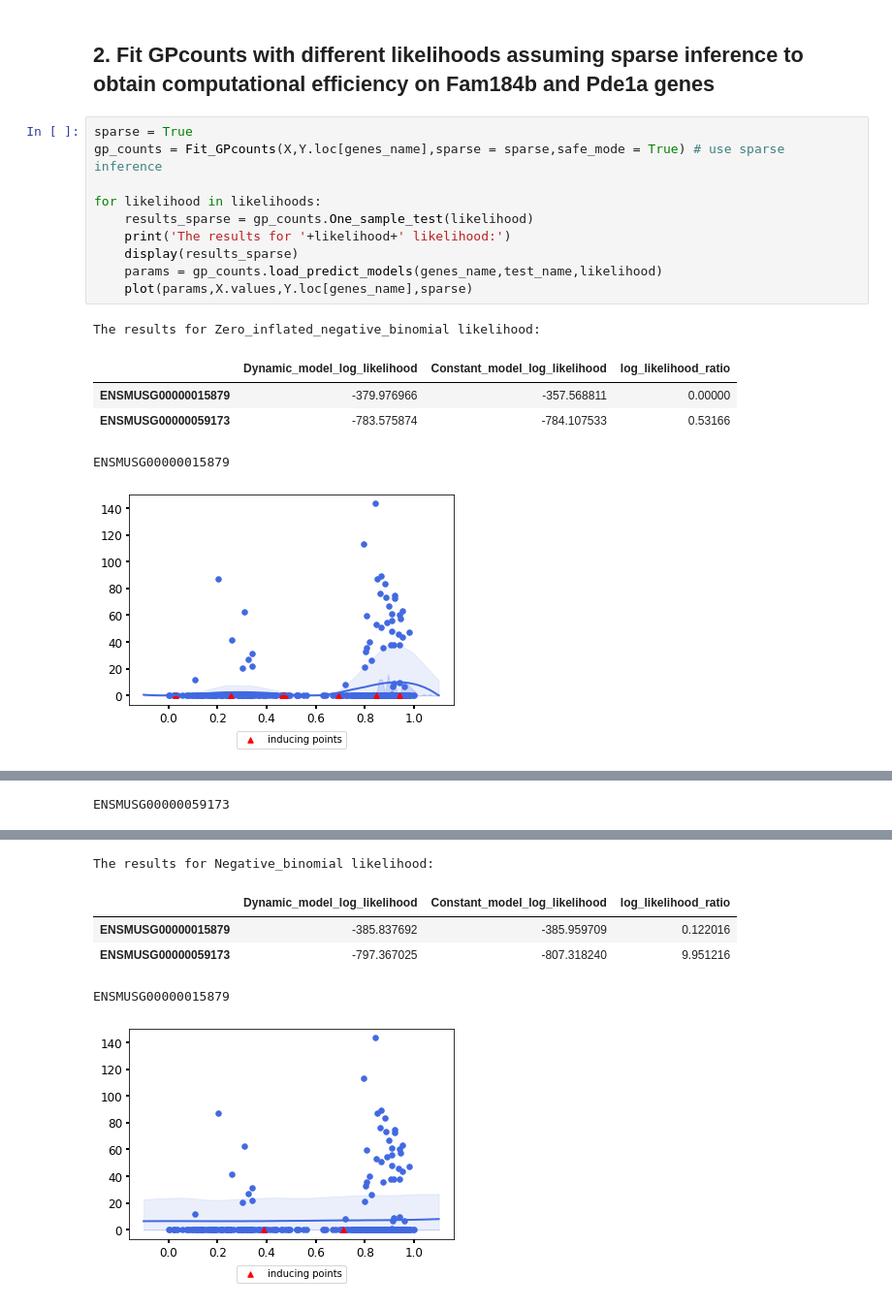
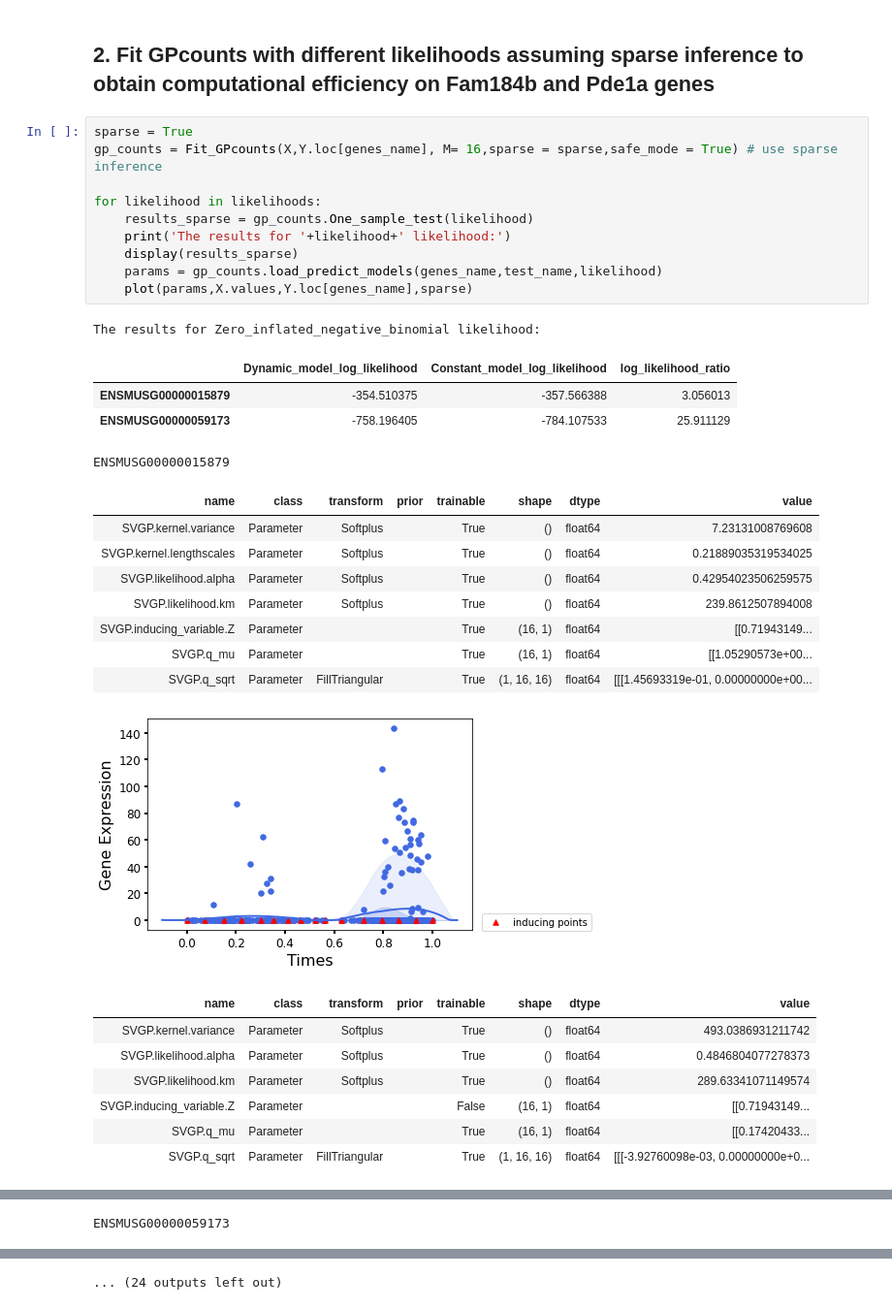
Before and after one commit to ManchesterBioinference/GPcounts, a Jupyter notebook: paper_notebooks/scRNA-Seq_time_series.ipynb, the cells around one changed output, grey strips where cells are left out. Shown: that part at 97% size. Drawn from its saved outputs; the diff is of its cells as text.

```diff
--- a/paper_notebooks/scRNA-Seq_time_series.ipynb
+++ b/paper_notebooks/scRNA-Seq_time_series.ipynb
@@ -66,18 +86,33 @@ ENSMUSG00000015879
 ## 2. Fit GPcounts with different likelihoods assuming sparse inference  to obtain computational efficiency  on Fam184b and Pde1a genes
 # %%
 sparse = True
-gp_counts = Fit_GPcounts(X,Y.loc[genes_name],sparse = sparse,safe_mode = True) # use sparse inference
+gp_counts = Fit_GPcounts(X,Y.loc[genes_name], M= 16,sparse = sparse,safe_mode = True) # use sparse inference
 
 for likelihood in likelihoods:
     results_sparse = gp_counts.One_sample_test(likelihood)
     print('The results for '+likelihood+' likelihood:')
     display(results_sparse)
     params = gp_counts.load_predict_models(genes_name,test_name,likelihood)
     plot(params,X.values,Y.loc[genes_name],sparse)
 # %% [output]
 The results for Zero_inflated_negative_binomial likelihood:
 |  | Dynamic_model_log_likelihood | Constant_model_log_likelihood | log_likelihood_ratio |
-| ENSMUSG00000015879 | -379.976966 | -357.568811 | 0.00000 |
-| ENSMUSG00000059173 | -783.575874 | -784.107533 | 0.53166 |
+| ENSMUSG00000015879 | -354.510375 | -357.566388 | 3.056013 |
+| ENSMUSG00000059173 | -758.196405 | -784.107533 | 25.911129 |
 ENSMUSG00000015879
+| name | class | transform | prior | trainable | shape | dtype | value |
+| SVGP.kernel.variance | Parameter | Softplus |  | True | () | float64 | 7.23131008769608 |
+| SVGP.kernel.lengthscales | Parameter | Softplus |  | True | () | float64 | 0.21889035319534025 |
+| SVGP.likelihood.alpha | Parameter | Softplus |  | True | () | float64 | 0.42954023506259575 |
+| SVGP.likelihood.km | Parameter | Softplus |  | True | () | float64 | 239.8612507894008 |
+| SVGP.inducing_variable.Z | Parameter |  |  | True | (16, 1) | float64 | [[0.71943149... |
+| SVGP.q_mu | Parameter |  |  | True | (16, 1) | float64 | [[1.05290573e+00... |
+| SVGP.q_sqrt | Parameter | FillTriangular |  | True | (1, 16, 16) | float64 | [[[1.45693319e-01, 0.00000000e+00... |
-[figure, old version]
+[figure, new version]
+| name | class | transform | prior | trainable | shape | dtype | value |
+| SVGP.kernel.variance | Parameter | Softplus |  | True | () | float64 | 493.0386931211742 |
+| SVGP.likelihood.alpha | Parameter | Softplus |  | True | () | float64 | 0.4846804077278373 |
+| SVGP.likelihood.km | Parameter | Softplus |  | True | () | float64 | 289.63341071149574 |
+| SVGP.inducing_variable.Z | Parameter |  |  | False | (16, 1) | float64 | [[0.71943149... |
+| SVGP.q_mu | Parameter |  |  | True | (16, 1) | float64 | [[0.17420433... |
+| SVGP.q_sqrt | Parameter | FillTriangular |  | True | (1, 16, 16) | float64 | [[[-3.92760098e-03, 0.00000000e+0... |
@@ -88,6 +138 @@ ENSMUSG00000059173
-The results for Negative_binomial likelihood:
+... (24 outputs left out)
-|  | Dynamic_model_log_likelihood | Constant_model_log_likelihood | log_likelihood_ratio |
-| ENSMUSG00000015879 | -385.837692 | -385.959709 | 0.122016 |
-| ENSMUSG00000059173 | -797.367025 | -807.318240 | 9.951216 |
-ENSMUSG00000015879
-[figure, removed]
```
Also changed, not shown: parts of 2 cells of this notebook, 37 other files.
